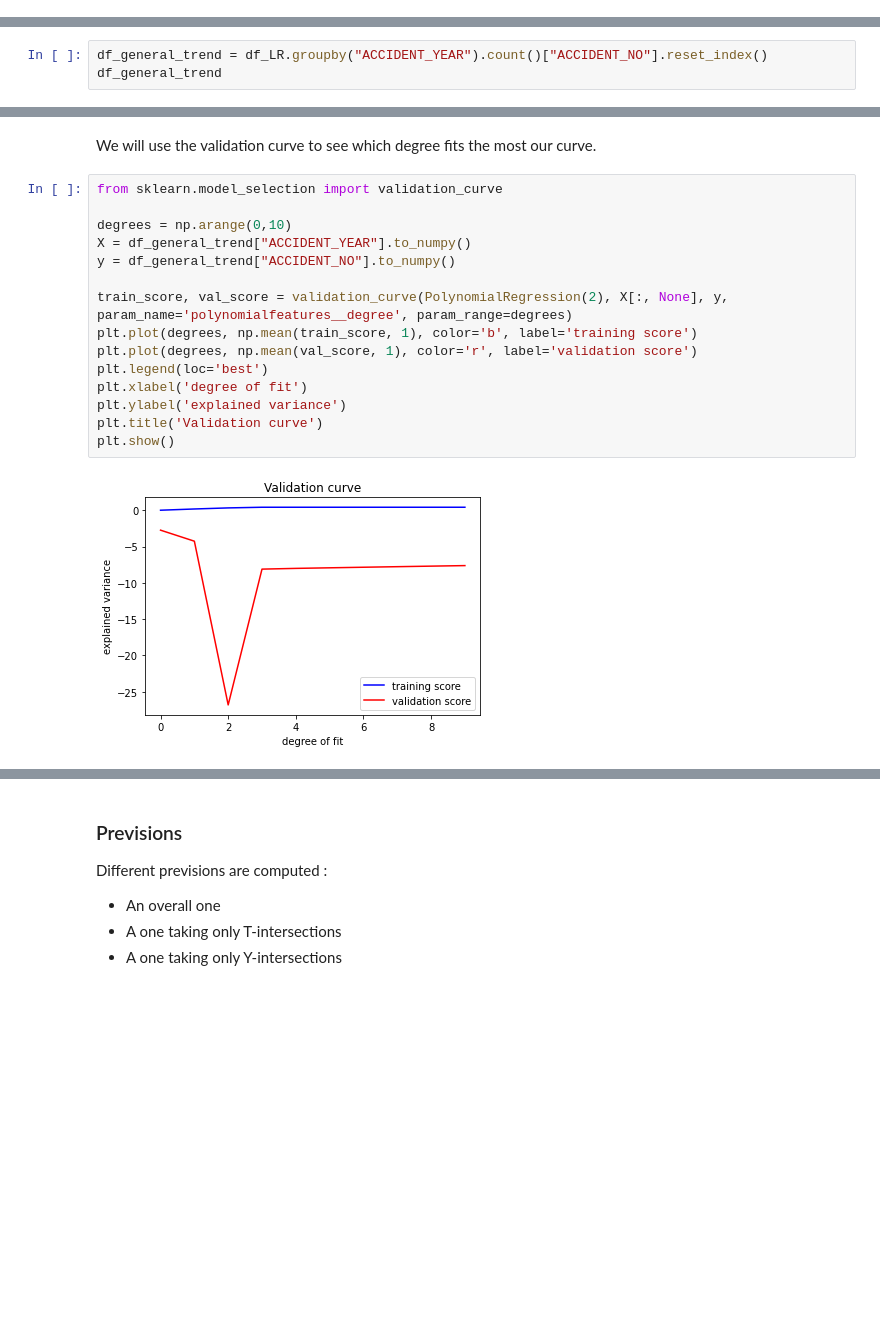
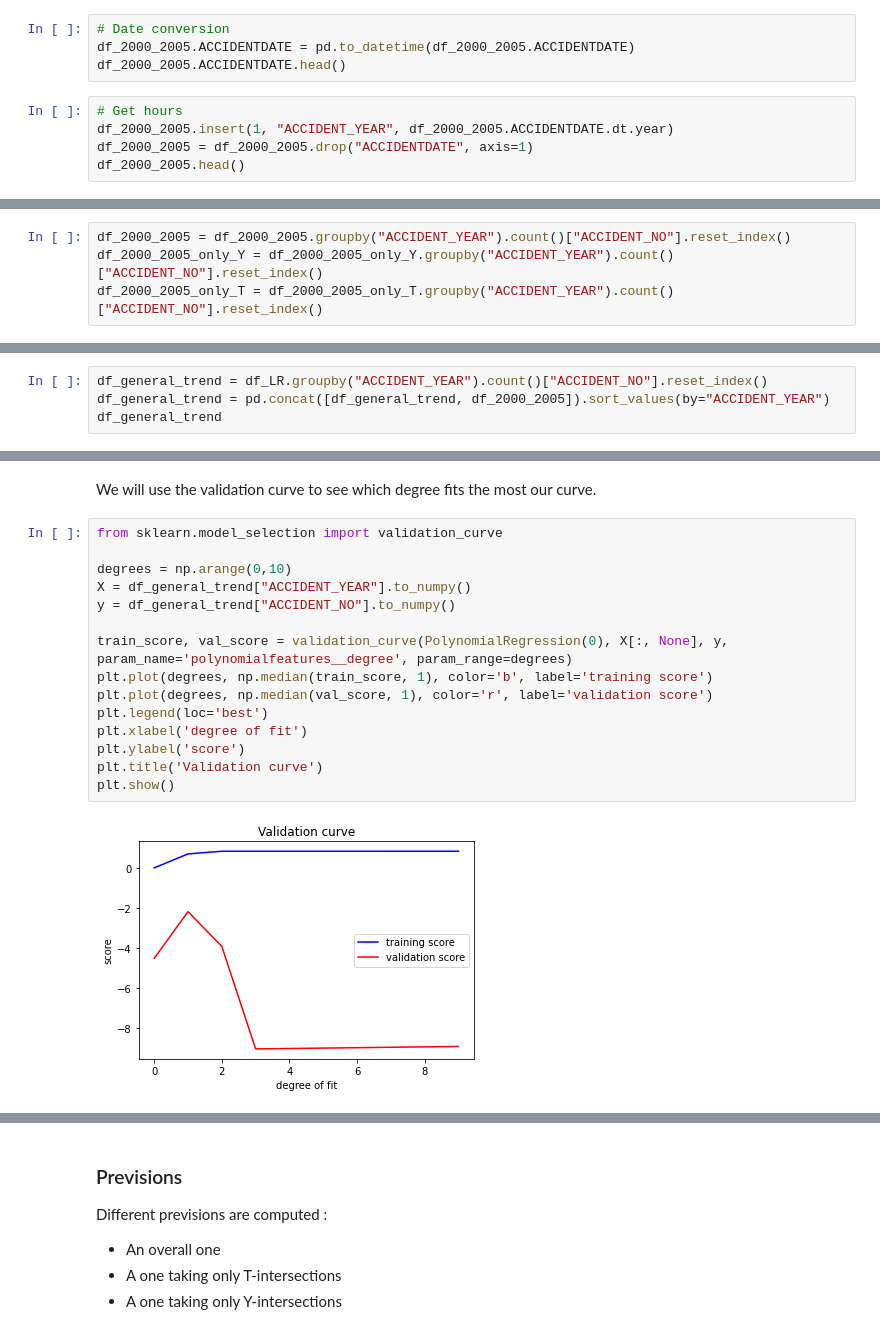
Before and after one commit to lethib/enea_study_case, a Jupyter notebook: models.ipynb, the cells around one changed output, grey strips where cells are left out. Saved outputs shown, nothing was run; the diff lists cells and outputs as text; blank space fills up the shorter version.

```diff
--- a/models.ipynb
+++ b/models.ipynb
@@ -181,0 +195,9 @@ df_LR.shape
+# %%
+# Date conversion
+df_2000_2005.ACCIDENTDATE = pd.to_datetime(df_2000_2005.ACCIDENTDATE)
+df_2000_2005.ACCIDENTDATE.head()
+# %%
+# Get hours
+df_2000_2005.insert(1, "ACCIDENT_YEAR", df_2000_2005.ACCIDENTDATE.dt.year)
+df_2000_2005 = df_2000_2005.drop("ACCIDENTDATE", axis=1)
+df_2000_2005.head()
@@ -182,3 +214,7 @@ df_LR.shape
+# %%
+df_2000_2005 = df_2000_2005.groupby("ACCIDENT_YEAR").count()["ACCIDENT_NO"].reset_index()
+df_2000_2005_only_Y = df_2000_2005_only_Y.groupby("ACCIDENT_YEAR").count()["ACCIDENT_NO"].reset_index()
+df_2000_2005_only_T = df_2000_2005_only_T.groupby("ACCIDENT_YEAR").count()["ACCIDENT_NO"].reset_index()
 # %% [markdown]
 ## General trend
 # %%
@@ -202,6 +238,7 @@ df_LR.groupby("ACCIDENT_YEAR").count()
 | 2019 | 12425 | 12425 | 12425 | 12425 | 12425 | 12425 | ... |
 # %%
 df_general_trend = df_LR.groupby("ACCIDENT_YEAR").count()["ACCIDENT_NO"].reset_index()
+df_general_trend = pd.concat([df_general_trend, df_2000_2005]).sort_values(by="ACCIDENT_YEAR")
 df_general_trend
 # %% [output]
 |  | ACCIDENT_YEAR | ACCIDENT_NO |
@@ -239,17 +279,17 @@ We will use the validation curve to see which degree fits the most our curve.
 # %%
 from sklearn.model_selection import validation_curve
 
 degrees = np.arange(0,10)
 X = df_general_trend["ACCIDENT_YEAR"].to_numpy()
 y = df_general_trend["ACCIDENT_NO"].to_numpy()
 
-train_score, val_score = validation_curve(PolynomialRegression(2), X[:, None], y, param_name='polynomialfeatures__degree', param_range=degrees)
-plt.plot(degrees, np.mean(train_score, 1), color='b', label='training score')
-plt.plot(degrees, np.mean(val_score, 1), color='r', label='validation score')
+train_score, val_score = validation_curve(PolynomialRegression(0), X[:, None], y, param_name='polynomialfeatures__degree', param_range=degrees)
+plt.plot(degrees, np.median(train_score, 1), color='b', label='training score')
+plt.plot(degrees, np.median(val_score, 1), color='r', label='validation score')
 plt.legend(loc='best')
 plt.xlabel('degree of fit')
-plt.ylabel('explained variance')
+plt.ylabel('score')
 plt.title('Validation curve')
 plt.show()
 # %% [output]
-[figure, old version]
+[figure, new version]
```
Also changed, not shown: parts of 11 cells of this notebook, 2 other files.
